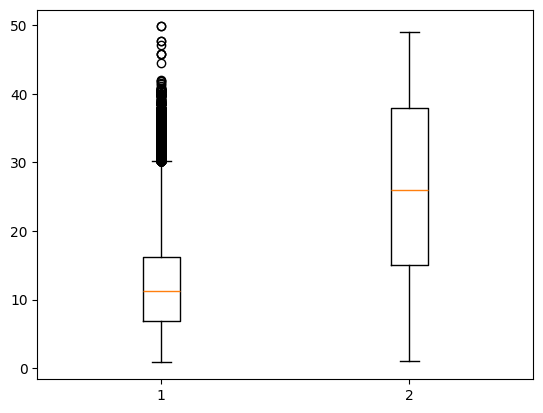
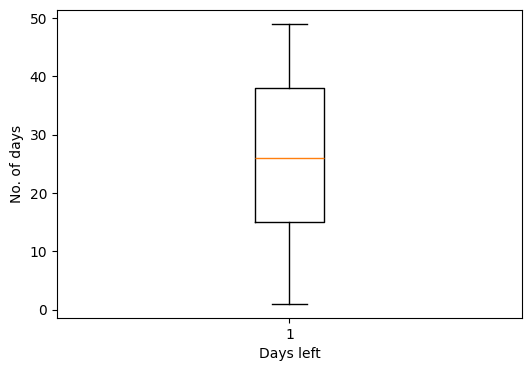
The change to this notebook cell's code, shown as a diff; its figure went from the first image to the second:
--- before
+++ after
@@ -1,3 +1,5 @@
-fig, ax = plt.subplots()
-ax.boxplot(df[['duration', 'days_left']])
+plt.figure(figsize=(6, 4))
+plt.boxplot(df['days_left'])
+plt.xlabel('Days left')
+plt.ylabel('No. of days')
 plt.show()

Commit: Adjusted repo structure. Continued EDA. Wrote functions to be used in preprocessing (feature pipeline).